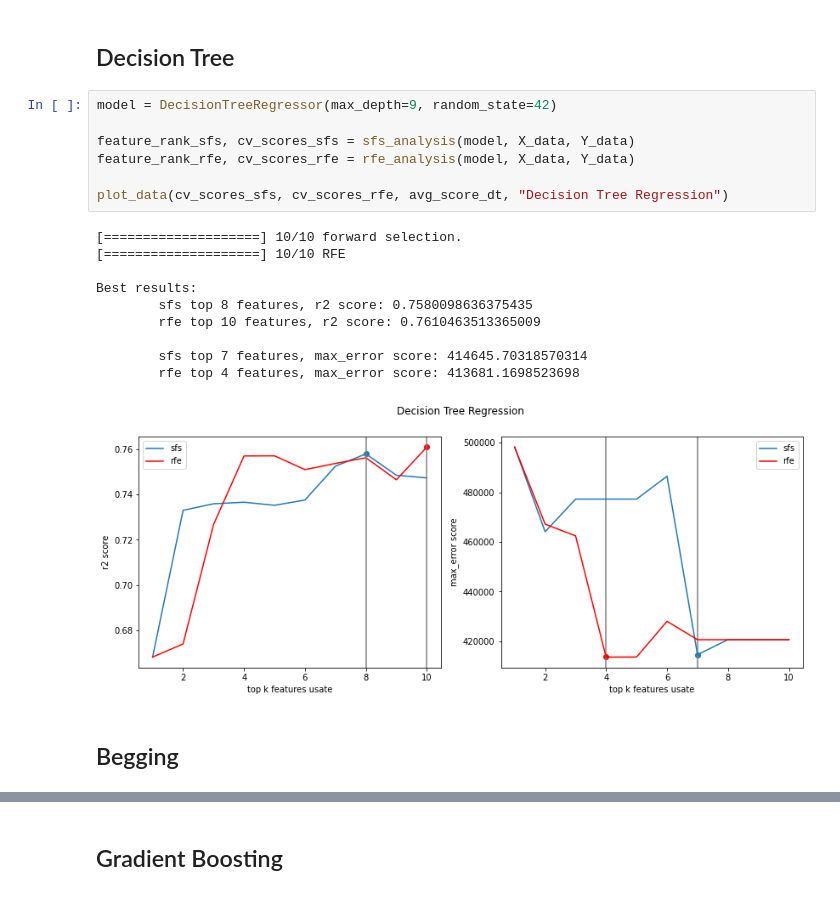
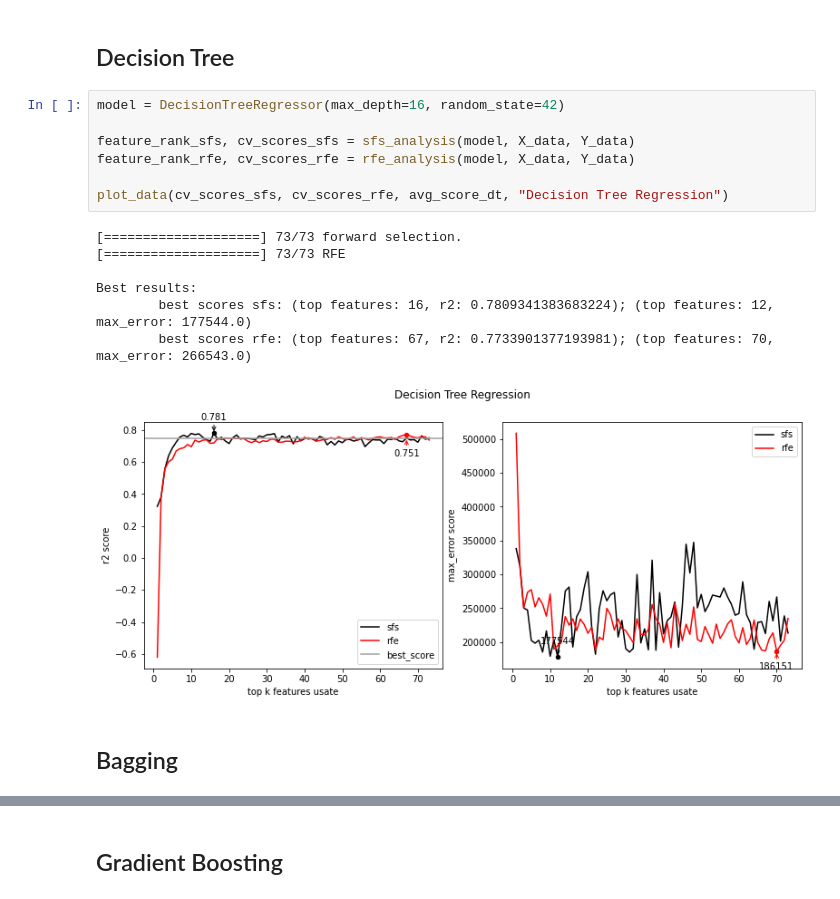
Before and after one commit to spiderlory/ml_project, a Jupyter notebook: progetto.ipynb, the cells around one changed output, grey strips where cells are left out. Cells and saved outputs as stored; diff of their text form.

```diff
--- a/progetto.ipynb
+++ b/progetto.ipynb
@@ -829,25 +829,22 @@ Best results:
 # %% [markdown]
 ## Decision Tree
 # %%
-model = DecisionTreeRegressor(max_depth=9, random_state=42)
+model = DecisionTreeRegressor(max_depth=16, random_state=42)
 
 feature_rank_sfs, cv_scores_sfs = sfs_analysis(model, X_data, Y_data)
 feature_rank_rfe, cv_scores_rfe = rfe_analysis(model, X_data, Y_data)
 
 plot_data(cv_scores_sfs, cv_scores_rfe, avg_score_dt, "Decision Tree Regression")
 # %% [output]
-[====================] 10/10 forward selection.
-[====================] 10/10 RFE
+[====================] 73/73 forward selection.
+[====================] 73/73 RFE
 
 Best results:
-        sfs top 8 features, r2 score: 0.7580098636375435
-        rfe top 10 features, r2 score: 0.7610463513365009
-
-        sfs top 7 features, max_error score: 414645.70318570314
-        rfe top 4 features, max_error score: 413681.1698523698
+        best scores sfs: (top features: 16, r2: 0.7809341383683224); (top features: 12, max_error: 177544.0)
+        best scores rfe: (top features: 67, r2: 0.7733901377193981); (top features: 70, max_error: 266543.0)
-[figure, old version]
+[figure, new version]
 # %% [markdown]
-## Begging
+## Bagging
 # %%
 model = BaggingRegressor(n_estimators=45, random_state=42)
 
```
Also changed, not shown: parts of 18 cells of this notebook.
